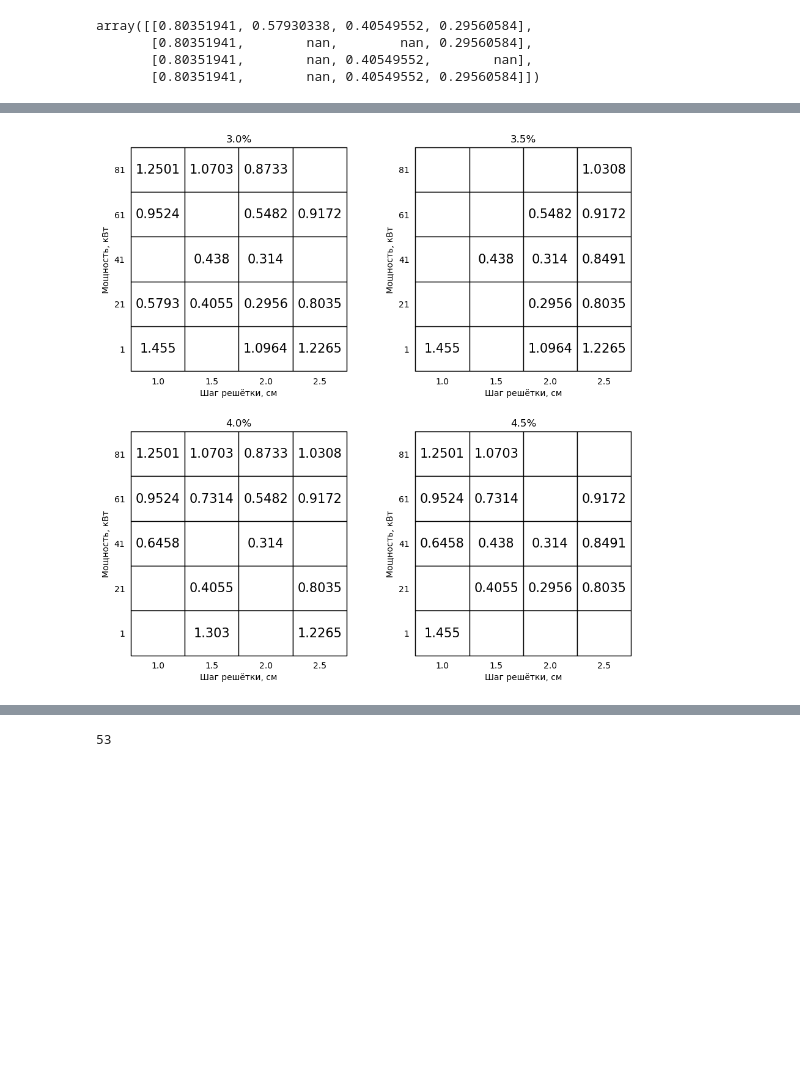
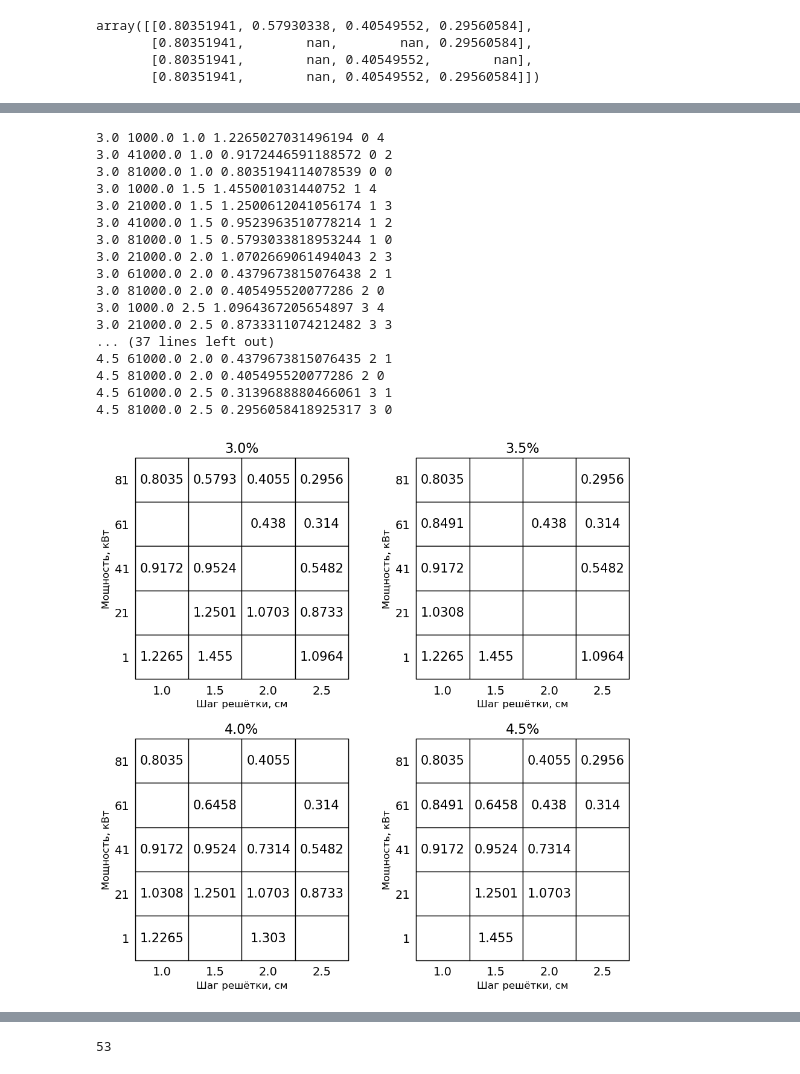
Before and after one commit to NikitaShlapak/OpenMCNeuro, a Jupyter notebook: pictures.ipynb, the cells around one changed output, grey strips where cells are left out. Saved outputs shown, nothing was run; the diff lists cells and outputs as text; code cells hidden in the pictures; blank space fills up the shorter version.

```diff
--- a/pictures.ipynb
+++ b/pictures.ipynb
@@ -21,6 +19,9 @@ test_data.head()
 | 3 | 64800.0 | 1.238025 | 63.237912 | 4.880762e+09 | 2.199428e+10 | 1.861790e+12 | 0.064360 | 8.895958e+06 | 1.009873e+13 | 1.856636e+13 | ... | ... |
 | 4 | 86400.0 | 1.232676 | 63.724331 | 4.884902e+09 | 2.233588e+10 | 1.858529e+12 | 0.167182 | 1.199876e+07 | 1.009510e+13 | 1.852721e+13 | ... | ... |
 5 rows × 922 columns
+# %%
+with open('timestamps.txt', 'w') as f:
+    f.write(', '.join((test_data.timestamps.values / 3600  ).astype(int).astype(str).tolist()))
 # %%
 (test_data.head(60).timestamps/3600/24).plot()
 # %% [output]
@@ -84,6 +65,6 @@ test_data.drop_duplicates()
 # %%
 fig, ax = plt.subplots(nrows=4, ncols=1, figsize=(20, 20))
-for i in range(len(os.listdir(neuro_data_path))):
+for i in tqdm(range(len(os.listdir(neuro_data_path)))):
     df_path = os.listdir(neuro_data_path)[i]
     df_path = os.path.join(neuro_data_path, df_path)
     if not os.path.isdir(df_path):
@@ -268,0 +242,2 @@ low_enr
+# %%
+cts[cts['enr']==3.0][cts.pitch==2.5].sort_values('power', ascending=True, inplace=False)
@@ -357,7 +339,7 @@ for power, color in zip(high_enr.power.unique()[1:-1], colors):
                 ylbl += "$атом/см^3$"
 
             ax_.plot(time_steps, data, label=f"{power/1000:.0f} кВт, {pitch} см", alpha=1, c=color, linestyle=linestyle)
-            ax_.legend()
+            ax_.legend(fontsize=14)
             ax_.grid(True)
             ax_.set_ylabel(ylbl, size=18)
             ax_.axis('tight')
@@ -494,39 +453,63 @@ cts1[cts1.pitch==1.0][cts1.enr==3.0]
 # %%
 fig, axes = plt.subplots(nrows=2, ncols=2, figsize=(10, 10))
 fig.tight_layout(pad=5)
-for n, enr in enumerate(cts1.enr.unique()):
-    sub_cts = cts1.loc[cts1.enr==enr]
-    sub_aggr = sub_cts.groupby(['pitch', 'power']).mean()
+for n, enr in enumerate(np.arange(3.0,5, 0.5)):
     mat = np.full(power_pitch.shape, np.nan)
     for pitch, power in product(pitches, powers):
-        ind = float(pitch), float(power)
+        pitch, power = float(pitch), float(power)
         try:
-            k = sub_aggr.loc[ind, 'kend']
+            k = cts.sort_values(['enr', 'power', 'pitch']).loc[cts.power==power].loc[cts.pitch==pitch].loc[cts.enr==enr, 'kend'].values
+            assert len(k)>0
+            k=k[0]
+
         except KeyError:
+            continue
+        except AssertionError:
             continue
         else:
             x = np.where(pitches==pitch)[0][0]
             y = np.where(powers==power)[0][0]
-            mat[y-1,x-1] = round(k,4)
+            y = len(powers) - y-1
+            mat[y,x] = round(k,4)
+            print(enr, power, pitch, k, x, y)
 
     df = pd.DataFrame(mat)
 
-    axes[n//2, n%2].set_title(f"{enr}%")
+    axes[n//2, n%2].set_title(f"{enr}%", fontsize=16)
     table = axes[n//2, n%2].table(df.fillna('').values, bbox=(0, 0,1,1), rowLoc='center', cellLoc='center')
     table.set_fontsize(18)
     axes[n//2, n%2].tick_params(axis='both', which='both', bottom=False, top=False, left=False, right=False)
 
     axes[n//2, n%2].set_xticks(np.arange(0.25/2, 1.1, 0.25), labels=np.arange(1, 3, 0.5))
-    axes[n//2, n%2].set_xlabel(f"Шаг решётки, см")
+    axes[n//2, n%2].set_xlabel(f"Шаг решётки, см", fontsize=12)
 
     axes[n//2, n%2].set_yticks(np.arange(0.1, 1.1, 0.2), labels=np.arange(1, 100, 20))
-    axes[n//2, n%2].set_ylabel(f"Мощность, кВт")
+    axes[n//2, n%2].set_ylabel(f"Мощность, кВт", fontsize=12)
+
+    axes[n//2, n%2].tick_params(axis='both', which='major', labelsize=14, )
 
     # axes[n//2, n%2].grid(True)
     # for i in range(mat.shape[0]):
     #     for j in range(mat.shape[1]):
     #         if mat[i, j] >0:
     #             axes[n//2, n%2].text(j, i, f"{mat[i, j]:.3f}", horizontalalignment='center', verticalalignment='center', color='black')
 # %% [output]
+3.0 1000.0 1.0 1.2265027031496194 0 4
+3.0 41000.0 1.0 0.9172446591188572 0 2
+3.0 81000.0 1.0 0.8035194114078539 0 0
+3.0 1000.0 1.5 1.455001031440752 1 4
+3.0 21000.0 1.5 1.2500612041056174 1 3
+3.0 41000.0 1.5 0.9523963510778214 1 2
+3.0 81000.0 1.5 0.5793033818953244 1 0
+3.0 21000.0 2.0 1.0702669061494043 2 3
+3.0 61000.0 2.0 0.4379673815076438 2 1
+3.0 81000.0 2.0 0.405495520077286 2 0
+3.0 1000.0 2.5 1.0964367205654897 3 4
+3.0 21000.0 2.5 0.8733311074212482 3 3
+... (37 lines left out)
+4.5 61000.0 2.0 0.4379673815076435 2 1
+4.5 81000.0 2.0 0.405495520077286 2 0
+4.5 61000.0 2.5 0.3139688880466061 3 1
+4.5 81000.0 2.5 0.2956058418925317 3 0
-[figure, old version]
+[figure, new version]
 # %%
```
Also changed, not shown: parts of 16 cells of this notebook, 28 other files.
